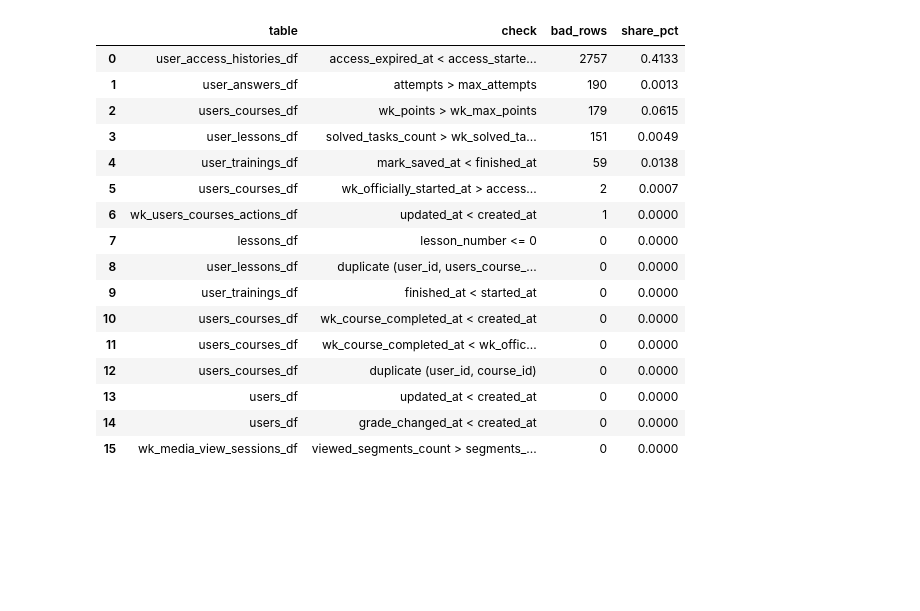
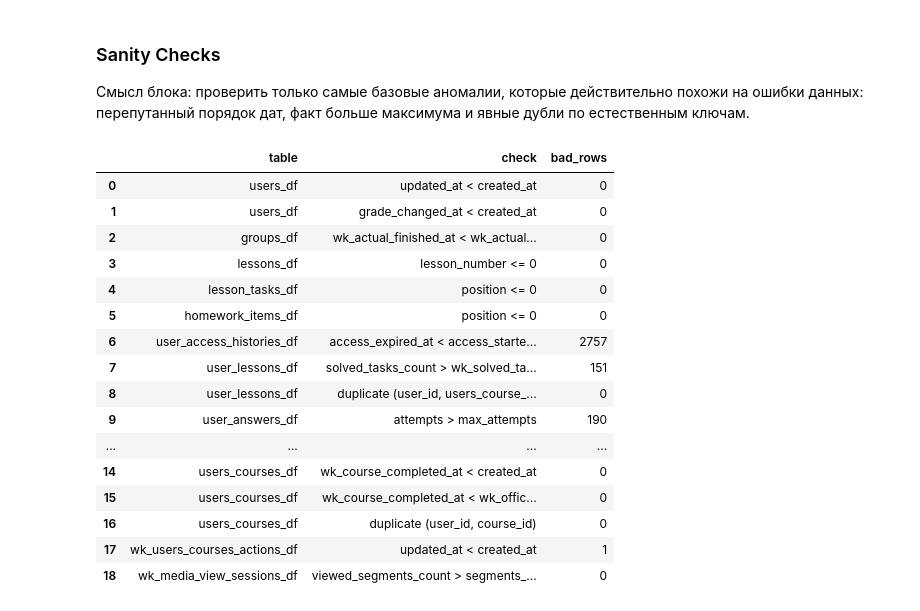
Before and after one commit to mariyakukhtinova-sys/hackaton_mipt_ds_25, a Jupyter notebook: dataset_cleaning.ipynb, the cells around one changed output. Cells and saved outputs as stored; diff of their text form; code cells hidden in the pictures; blank space fills up the shorter version.

```diff
--- a/dataset_cleaning.ipynb
+++ b/dataset_cleaning.ipynb
@@ -14,7 +10,7 @@
 # %%
 from pathlib import Path
-
 import pandas as pd
 
 SRC_DIR = Path.cwd() / "src"
+csv_kwargs = {"thousands": ",", "true_values": ["True"], "false_values": ["False"]}
 # %%
@@ -539,10 +769,17 @@ display(duplicates_df)
+# %% [markdown]
+### Sanity Checks
+
+Смысл блока: проверить только самые базовые аномалии, которые действительно похожи на ошибки данных: перепутанный порядок дат, факт больше максимума и явные дубли по естественным ключам.
 # %%
 sanity_checks_df = pd.DataFrame(
     {
         "table": [
             "users_df",
             "users_df",
+            "groups_df",
             "lessons_df",
+            "lesson_tasks_df",
+            "homework_items_df",
             "user_access_histories_df",
             "user_lessons_df",
             "user_lessons_df",
@@ -560,61 +797,63 @@ sanity_checks_df = pd.DataFrame(
         "check": [
             "updated_at < created_at",
             "grade_changed_at < created_at",
+            "wk_actual_finished_at < wk_actual_started_at",
             "lesson_number <= 0",
+            "position <= 0",
+            "position <= 0",
             "access_expired_at < access_started_at",
             "solved_tasks_count > wk_solved_task_count",
             "duplicate (user_id, users_course_id, lesson_id)",
             "attempts > max_attempts",
             "finished_at < started_at",
             "mark_saved_at < finished_at",
             "wk_points > wk_max_points",
             "wk_officially_started_at > access_finished_at",
             "wk_course_completed_at < created_at",
             "wk_course_completed_at < wk_officially_started_at",
             "duplicate (user_id, course_id)",
             "updated_at < created_at",
             "viewed_segments_count > segments_total",
         ],
         "bad_rows": [
             int((users_df["updated_at"] < users_df["created_at"]).sum()),
             int((users_df["grade_changed_at"] < users_df["created_at"]).sum()),
+            int((groups_df["wk_actual_finished_at"] < groups_df["wk_actual_started_at"]).sum()),
             int((lessons_df["lesson_number"] <= 0).sum()),
+            int((lesson_tasks_df["position"] <= 0).sum()),
+            int((homework_items_df["position"] <= 0).sum()),
             int((user_access_histories_df["access_expired_at"] < user_access_histories_df["access_started_at"]).sum()),
             int((user_lessons_df["solved_tasks_count"] > user_lessons_df["wk_solved_task_count"]).sum()),
-            int(user_lessons_df.duplicated(["user_id", "users_course_id", "lesson_id"]).sum()),
+            int(user_lessons_df.duplicated(subset=["user_id", "users_course_id", "lesson_id"]).sum()),
             int((user_answers_df["attempts"] > user_answers_df["max_attempts"]).sum()),
             int((user_trainings_df["finished_at"] < user_trainings_df["started_at"]).sum()),
             int((user_trainings_df["mark_saved_at"] < user_trainings_df["finished_at"]).sum()),
             int((users_courses_df["wk_points"] > users_courses_df["wk_max_points"]).sum()),
             int((users_courses_df["wk_officially_started_at"] > users_courses_df["access_finished_at"]).sum()),
             int((users_courses_df["wk_course_completed_at"] < users_courses_df["created_at"]).sum()),
             int((users_courses_df["wk_course_completed_at"] < users_courses_df["wk_officially_started_at"]).sum()),
-            int(users_courses_df.duplicated(["user_id", "course_id"]).sum()),
+            int(users_courses_df.duplicated(subset=["user_id", "course_id"]).sum()),
             int((wk_users_courses_actions_df["updated_at"] < wk_users_courses_actions_df["created_at"]).sum()),
             int((wk_media_view_sessions_df["viewed_segments_count"] > wk_media_view_sessions_df["segments_total"]).sum()),
         ],
     }
 )
-
-table_rows = {name: df.shape[0] for name, df in dataframes.items()}
-sanity_checks_df["share_pct"] = (sanity_checks_df["bad_rows"] / sanity_checks_df["table"].map(table_rows) * 100).round(4)
-
-display(sanity_checks_df.sort_values(["bad_rows", "table"], ascending=[False, True], ignore_index=True))
+display(sanity_checks_df)
 # %% [output]
-|  | table | check | bad_rows | share_pct |
-| 0 | user_access_histories_df | access_expired_at < access_starte... | 2757 | 0.4133 |
-| 1 | user_answers_df | attempts > max_attempts | 190 | 0.0013 |
-| 2 | users_courses_df | wk_points > wk_max_points | 179 | 0.0615 |
-| 3 | user_lessons_df | solved_tasks_count > wk_solved_ta... | 151 | 0.0049 |
-| 4 | user_trainings_df | mark_saved_at < finished_at | 59 | 0.0138 |
-| 5 | users_courses_df | wk_officially_started_at > access... | 2 | 0.0007 |
-| 6 | wk_users_courses_actions_df | updated_at < created_at | 1 | 0.0000 |
-| 7 | lessons_df | lesson_number <= 0 | 0 | 0.0000 |
-| 8 | user_lessons_df | duplicate (user_id, users_course_... | 0 | 0.0000 |
-| 9 | user_trainings_df | finished_at < started_at | 0 | 0.0000 |
-| 10 | users_courses_df | wk_course_completed_at < created_at | 0 | 0.0000 |
-| 11 | users_courses_df | wk_course_completed_at < wk_offic... | 0 | 0.0000 |
-| 12 | users_courses_df | duplicate (user_id, course_id) | 0 | 0.0000 |
-| 13 | users_df | updated_at < created_at | 0 | 0.0000 |
-| 14 | users_df | grade_changed_at < created_at | 0 | 0.0000 |
-| 15 | wk_media_view_sessions_df | viewed_segments_count > segments_... | 0 | 0.0000 |
+|  | table | check | bad_rows |
+| 0 | users_df | updated_at < created_at | 0 |
+| 1 | users_df | grade_changed_at < created_at | 0 |
+| 2 | groups_df | wk_actual_finished_at < wk_actual... | 0 |
+| 3 | lessons_df | lesson_number <= 0 | 0 |
+| 4 | lesson_tasks_df | position <= 0 | 0 |
+| 5 | homework_items_df | position <= 0 | 0 |
+| 6 | user_access_histories_df | access_expired_at < access_starte... | 2757 |
+| 7 | user_lessons_df | solved_tasks_count > wk_solved_ta... | 151 |
+| 8 | user_lessons_df | duplicate (user_id, users_course_... | 0 |
+| 9 | user_answers_df | attempts > max_attempts | 190 |
+| ... | ... | ... | ... |
+| 14 | users_courses_df | wk_course_completed_at < created_at | 0 |
+| 15 | users_courses_df | wk_course_completed_at < wk_offic... | 0 |
+| 16 | users_courses_df | duplicate (user_id, course_id) | 0 |
+| 17 | wk_users_courses_actions_df | updated_at < created_at | 1 |
+| 18 | wk_media_view_sessions_df | viewed_segments_count > segments_... | 0 |
```
Also changed, not shown: parts of 25 cells of this notebook, 1 other file.
